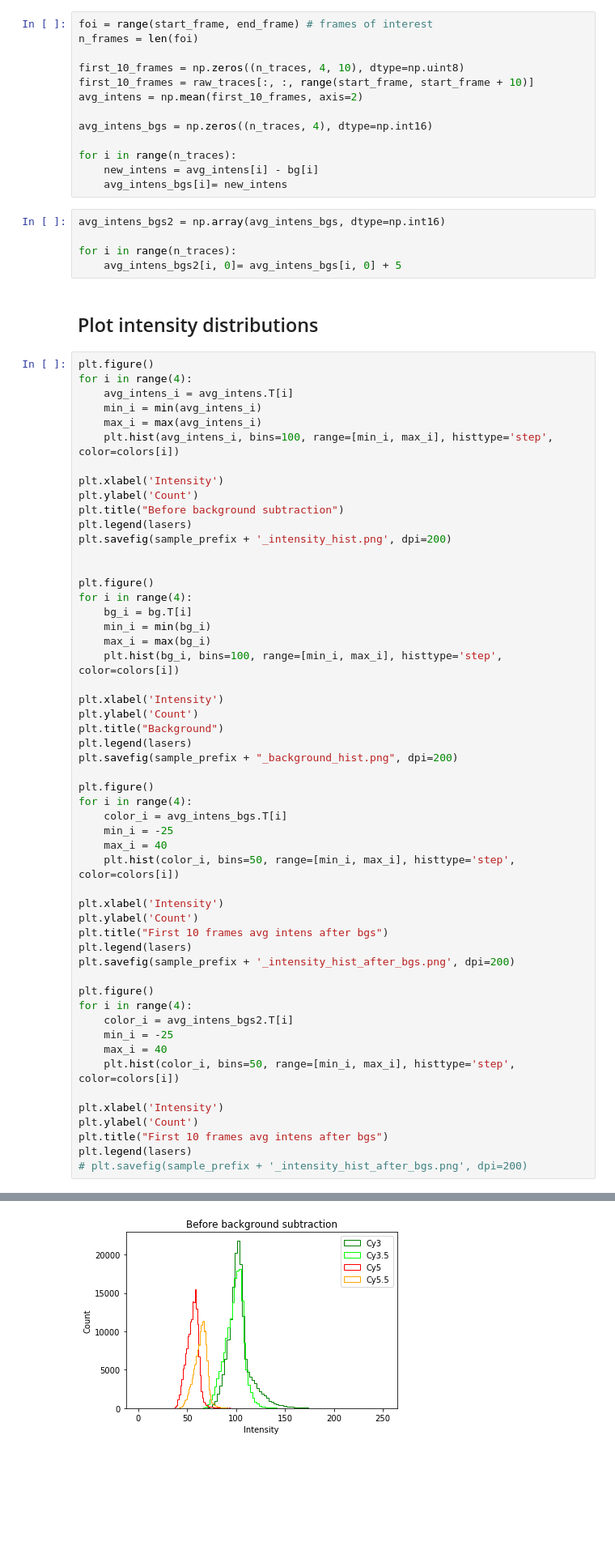
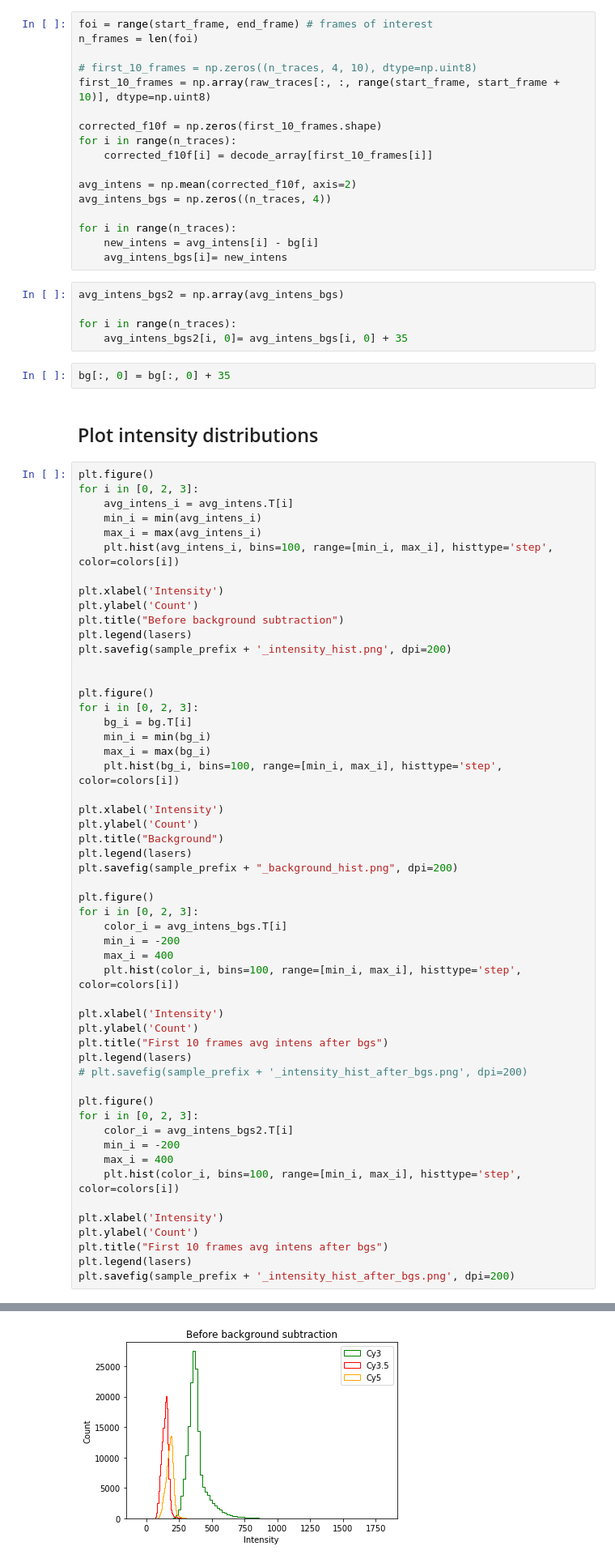
Before and after one commit to ashleefeng/pacbio, a Jupyter notebook: 190215_sample_2X_neut_250pM_nuc.ipynb, the cells around one changed output, grey strips where cells are left out. Shown at 81% size. Saved outputs shown, nothing was run; the diff lists cells and outputs as text; blank space fills up the shorter version.

```diff
--- a/190215_sample_2X_neut_250pM_nuc.ipynb
+++ b/190215_sample_2X_neut_250pM_nuc.ipynb
@@ -174,25 +101,31 @@ end_frame = n_frames - 1
 foi = range(start_frame, end_frame) # frames of interest
 n_frames = len(foi)
 
-first_10_frames = np.zeros((n_traces, 4, 10), dtype=np.uint8)
-first_10_frames = raw_traces[:, :, range(start_frame, start_frame + 10)]
-avg_intens = np.mean(first_10_frames, axis=2)
+# first_10_frames = np.zeros((n_traces, 4, 10), dtype=np.uint8)
+first_10_frames = np.array(raw_traces[:, :, range(start_frame, start_frame + 10)], dtype=np.uint8)
 
-avg_intens_bgs = np.zeros((n_traces, 4), dtype=np.int16)
+corrected_f10f = np.zeros(first_10_frames.shape)
+for i in range(n_traces):
+    corrected_f10f[i] = decode_array[first_10_frames[i]]
+
+avg_intens = np.mean(corrected_f10f, axis=2)
+avg_intens_bgs = np.zeros((n_traces, 4))
 
 for i in range(n_traces):
     new_intens = avg_intens[i] - bg[i]
     avg_intens_bgs[i]= new_intens
 # %%
-avg_intens_bgs2 = np.array(avg_intens_bgs, dtype=np.int16)
+avg_intens_bgs2 = np.array(avg_intens_bgs)
 
 for i in range(n_traces):
-    avg_intens_bgs2[i, 0]= avg_intens_bgs[i, 0] + 5
+    avg_intens_bgs2[i, 0]= avg_intens_bgs[i, 0] + 35
+# %%
+bg[:, 0] = bg[:, 0] + 35
 # %% [markdown]
 ## Plot intensity distributions
 # %%
 plt.figure()
-for i in range(4):
+for i in [0, 2, 3]:
     avg_intens_i = avg_intens.T[i]
     min_i = min(avg_intens_i)
     max_i = max(avg_intens_i)
@@ -206,7 +139,7 @@ plt.savefig(sample_prefix + '_intensity_hist.png', dpi=200)
 
 
 plt.figure()
-for i in range(4):
+for i in [0, 2, 3]:
     bg_i = bg.T[i]
     min_i = min(bg_i)
     max_i = max(bg_i)
@@ -219,28 +152,28 @@ plt.legend(lasers)
 plt.savefig(sample_prefix + "_background_hist.png", dpi=200)
 
 plt.figure()
-for i in range(4):
+for i in [0, 2, 3]:
     color_i = avg_intens_bgs.T[i]
-    min_i = -25
-    max_i = 40
-    plt.hist(color_i, bins=50, range=[min_i, max_i], histtype='step', color=colors[i])
+    min_i = -200
+    max_i = 400
+    plt.hist(color_i, bins=100, range=[min_i, max_i], histtype='step', color=colors[i])
+
+plt.xlabel('Intensity')
+plt.ylabel('Count')
+plt.title("First 10 frames avg intens after bgs")
+plt.legend(lasers)
+# plt.savefig(sample_prefix + '_intensity_hist_after_bgs.png', dpi=200)
+
+plt.figure()
+for i in [0, 2, 3]:
+    color_i = avg_intens_bgs2.T[i]
+    min_i = -200
+    max_i = 400
+    plt.hist(color_i, bins=100, range=[min_i, max_i], histtype='step', color=colors[i])
 
 plt.xlabel('Intensity')
 plt.ylabel('Count')
 plt.title("First 10 frames avg intens after bgs")
 plt.legend(lasers)
 plt.savefig(sample_prefix + '_intensity_hist_after_bgs.png', dpi=200)
-
-plt.figure()
-for i in range(4):
-    color_i = avg_intens_bgs2.T[i]
-    min_i = -25
-    max_i = 40
-    plt.hist(color_i, bins=50, range=[min_i, max_i], histtype='step', color=colors[i])
-
-plt.xlabel('Intensity')
-plt.ylabel('Count')
-plt.title("First 10 frames avg intens after bgs")
-plt.legend(lasers)
-# plt.savefig(sample_prefix + '_intensity_hist_after_bgs.png', dpi=200)
 # %% [output]
@@ -248 +180 @@ plt.legend(lasers)
-[figure, old version]
+[figure, new version]
```
Also changed, not shown: parts of 22 cells of this notebook, 9 other files.
